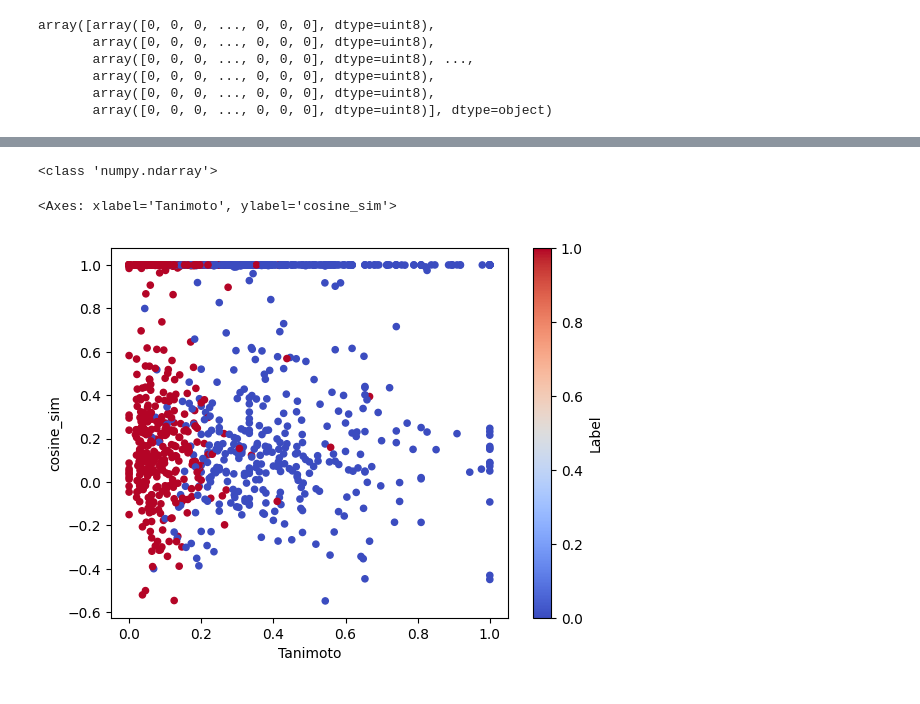
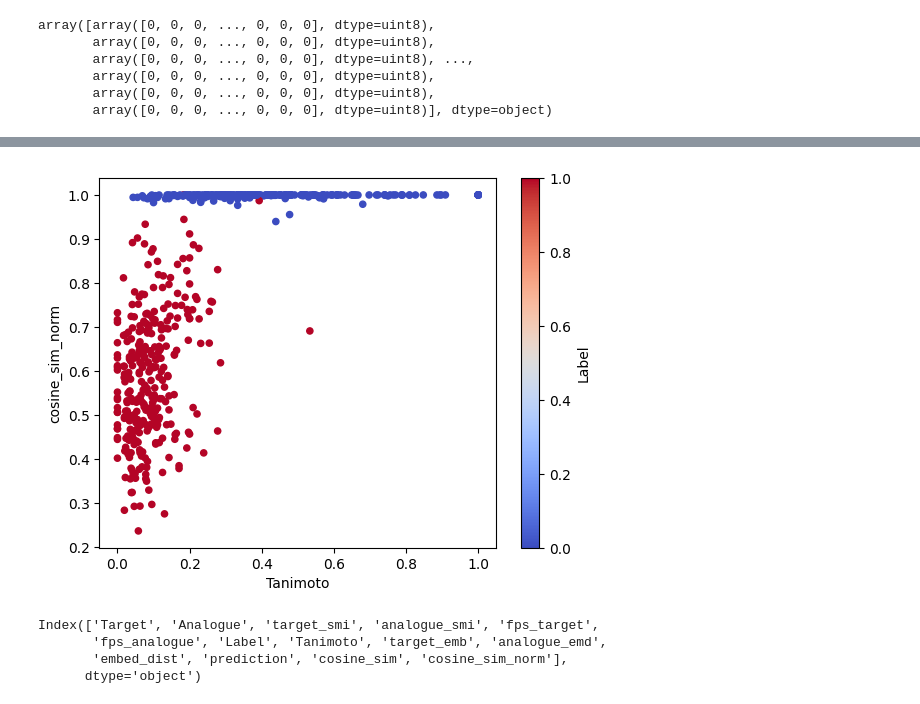
Before and after one commit to patlewig/icf-rax-manuscript, a Jupyter notebook: notebooks/12-icf_rax_contrastive_loss.ipynb, the cells around one changed output, grey strips where cells are left out. Drawn from its saved outputs; the diff is of its cells as text; code cells hidden in the pictures.

```diff
--- a/notebooks/12-icf_rax_contrastive_loss.ipynb
+++ b/notebooks/12-icf_rax_contrastive_loss.ipynb
@@ -272,0 +357,9 @@ optimizer = optim.Adam(model.parameters(), lr=0.001)
+# %%
+train_dataset = ChemicalPairsDataset(X_train)
+train_dataloader = DataLoader(train_dataset, batch_size=8, shuffle=True)
+
+test_dataset = ChemicalPairsDataset(test_data)
+test_dataloader = DataLoader(test_dataset, batch_size=8, shuffle=False)
+
+val_dataset = ChemicalPairsDataset(val_data)
+val_dataloader = DataLoader(val_dataset, batch_size=8, shuffle=False)
@@ -391,5 +555,5 @@ array([0.03373282, 2.4620383 , 0.00438958, ..., 1.7086926 , 2.0257835 ,
 # %%
-X_test1 = (X_test
- .assign(target_emb = lambda x: [ embeddings_fp1[i] for i in range(len(X_test))])
- .assign(analogue_emd =  lambda x: [ embeddings_fp2[i] for i in range(len(X_test))])
+test_data1 = (test_data
+ .assign(target_emb = lambda x: [ embeddings_fp1[i] for i in range(len(test_data))])
+ .assign(analogue_emd =  lambda x: [ embeddings_fp2[i] for i in range(len(test_data))])
 )
@@ -396,5 +562,5 @@ X_test1 = (X_test
 # %%
-X_test1 = (X_test1
+test_data1 = (test_data1
  .assign(embed_dist = distances)
  .assign(prediction = lambda df: df.apply(lambda x: 1 if x['embed_dist'] > 1 else 0, axis = 1)) # Dissimilar if distance > mar
 )
@@ -446,16 +583,19 @@ array([-4.64553088e-02,  9.28314552e-02,  2.22417768e-02, -1.05785504e-01,
 # %%
 def cosine_sim(vec1, vec2):
     return cosine_similarity([vec1], [vec2])[0][0]
-# %%
-print(type(X_test1['target_emb'].iloc[0]))
-# %% [output]
-<class 'numpy.ndarray'>
+# %%
+def normalize_cosine_similarity(cos_sim):
+    return (cos_sim + 1) / 2
 # %%
 from sklearn.metrics.pairwise import cosine_similarity
-(X_test1
+ax = (test_data1
  .assign(cosine_sim = lambda x:x.apply(lambda row: cosine_sim(row['target_emb'], row['analogue_emd']), axis =1))
- .plot(kind = 'scatter', x = 'Tanimoto', y = 'cosine_sim', c = 'Label', cmap = 'coolwarm')
+ .assign(cosine_sim_norm = lambda x:x.apply(lambda row: normalize_cosine_similarity(row['cosine_sim']), axis =1))
+ .plot(kind = 'scatter', x = 'Tanimoto', y = 'cosine_sim_norm', c = 'Label', cmap = 'coolwarm')
 )
+fig = ax.get_figure()
+
+# Save the figure
+fig.savefig('cosine_tanimoto_scatter.png', dpi=300)
 # %% [output]
-<Axes: xlabel='Tanimoto', ylabel='cosine_sim'>
-[figure, old version]
+[figure, new version]
@@ -461,0 +607,7 @@ from sklearn.metrics.pairwise import cosine_similarity
+# %%
+test_data1.columns
+# %% [output]
+Index(['Target', 'Analogue', 'target_smi', 'analogue_smi', 'fps_target',
+       'fps_analogue', 'Label', 'Tanimoto', 'target_emb', 'analogue_emd',
+       'embed_dist', 'prediction', 'cosine_sim', 'cosine_sim_norm'],
+      dtype='object')
```
Also changed, not shown: parts of 96 cells of this notebook, 8 other files.
